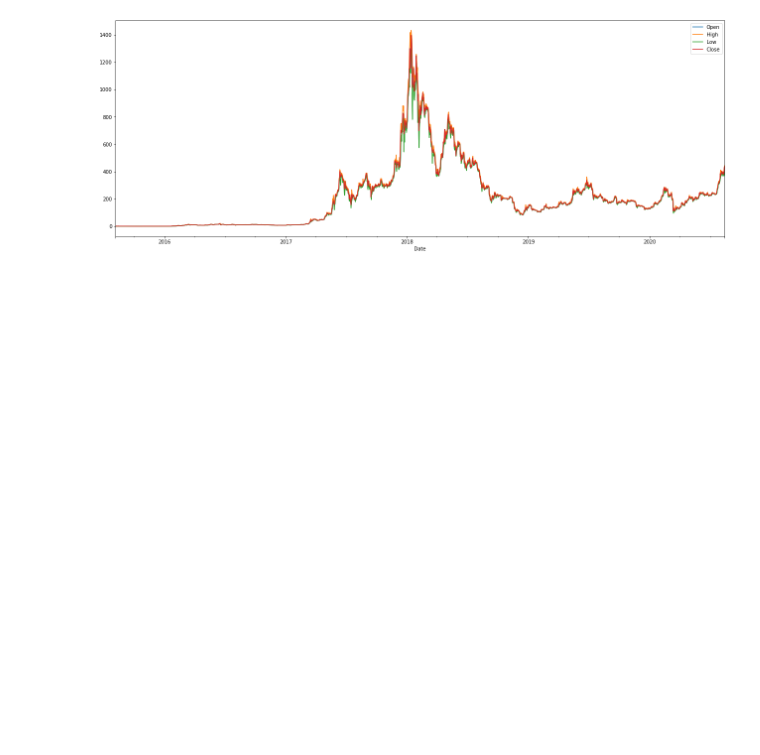
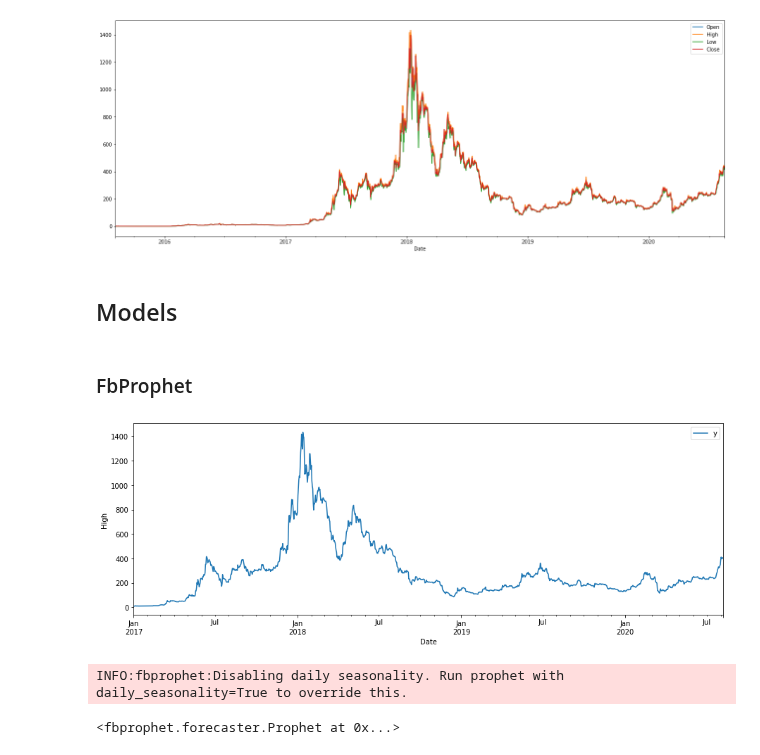
Before and after one commit to juan-ivan-NV/Btc_trading, a Jupyter notebook: Full_program_data_extraction_by_day.ipynb, the cells around one changed output. Saved outputs shown, nothing was run; the diff lists cells and outputs as text; code cells hidden in the pictures; blank space fills up the shorter version.

```diff
--- a/Full_program_data_extraction_by_day.ipynb
+++ b/Full_program_data_extraction_by_day.ipynb
@@ -166,0 +172,4 @@ _ = my_coin_graph[['Open','High','Low','Close']].plot(figsize=(22, 8))
+# %% [markdown]
+## Models
+# %% [markdown]
+### FbProphet
@@ -166,0 +182,22 @@ _ = my_coin_graph[['Open','High','Low','Close']].plot(figsize=(22, 8))
+# %%
+# ► Data after 2017-01-01
+
+my_coin_high = my_coin[['High','Date']][my_coin.Date >= '2017-01-01']
+# %%
+# ► Model won't see last 10 days to be compared
+
+my_coin_high_p = my_coin_high[10:]
+# %%
+# ► Renaming columns for Prophet
+
+my_coin_high_p = my_coin_high_p.rename(columns = {'Date':'ds','High':'y'})
+# %%
+# ► Ploting
+
+ax = my_coin_high_p.set_index('ds').plot(figsize=(15, 5))
+ax.set_ylabel('High')
+ax.set_xlabel('Date')
+
+plt.show()
+# %% [output]
+[figure, added]
@@ -166,0 +209,5 @@ _ = my_coin_graph[['Open','High','Low','Close']].plot(figsize=(22, 8))
+# %%
+m.fit(my_coin_high_p)
+# %% [output]
+INFO:fbprophet:Disabling daily seasonality. Run prophet with daily_seasonality=True to override this.
+<fbprophet.forecaster.Prophet at 0x...>
```
Also changed, not shown: parts of 19 cells of this notebook.
